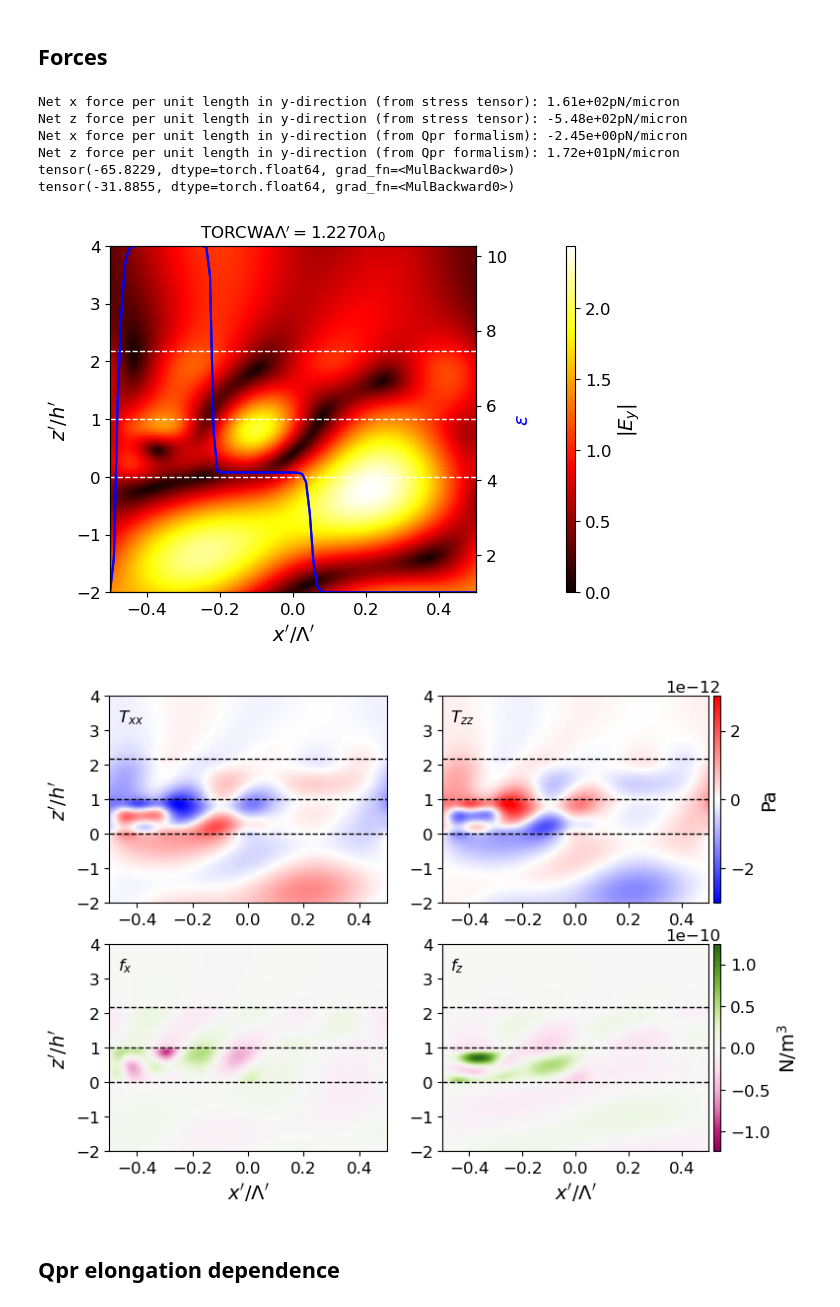
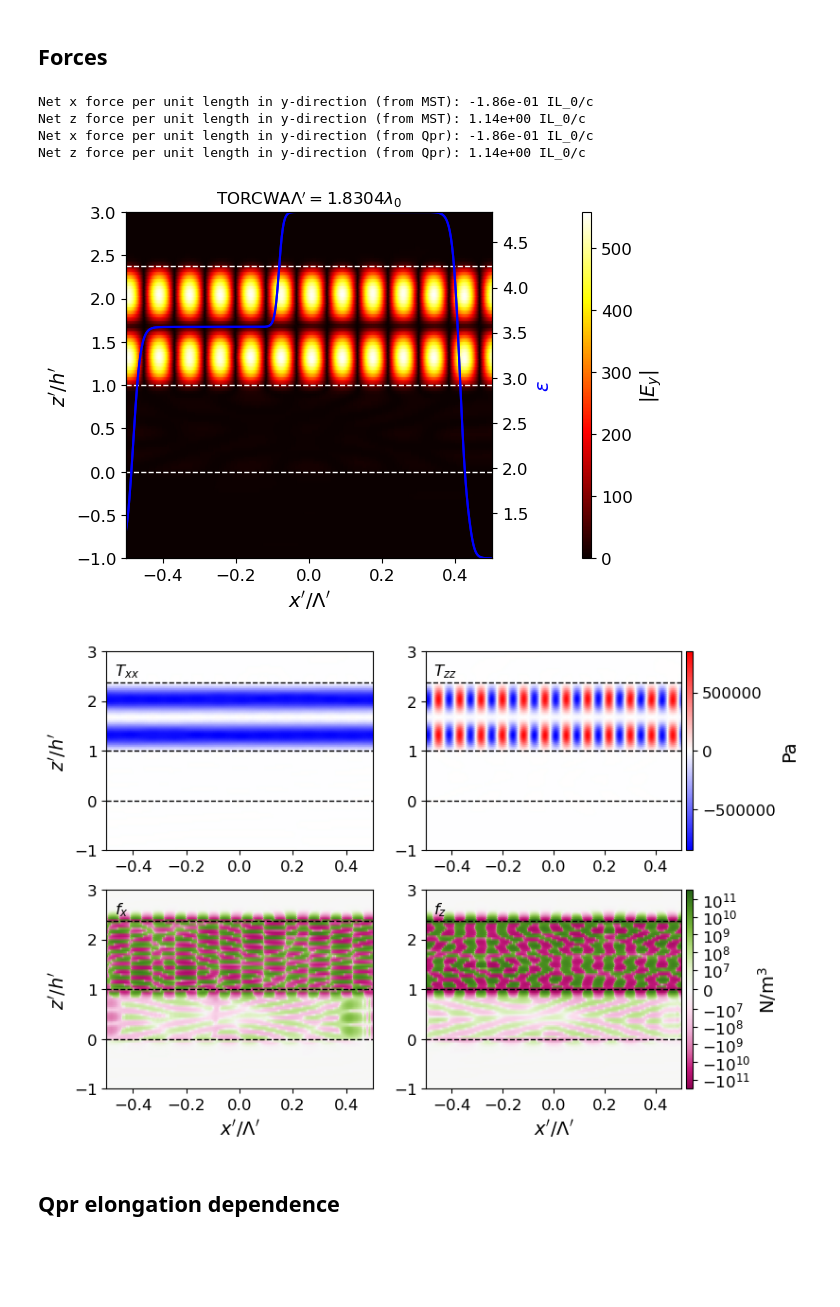
Before and after one commit to jadonylin/relativistic-lightsail-dynamics, a Jupyter notebook: Optimisation/run_parallel_extract.ipynb, the cells around one changed output. Drawn from its saved outputs; the diff is of its cells as text; code cells hidden in the pictures; blank space fills up the shorter version.

Commit message:
Plot fields, MST and force density and compare Qpr to MST forces

```diff
--- a/Optimisation/run_parallel_extract.ipynb
+++ b/Optimisation/run_parallel_extract.ipynb
@@ -23,14 +23,14 @@ final_speed = 20.
 num_cores = 200
 maxtime = 1440
 
-# runID = "Fkpr_unstablemonochrome_fixgaussian20_50GW"
+runID = "Fkpr_unstablemonochrome_fixgaussian20_50GW"
 # runID = "Fasympmonochrome_fixgaussian20_50GW_nG30"
-runID = f"Fasymp{int(final_speed)}_fixgaussian20_50GW"
+# runID = f"Fasymp{int(final_speed)}_fixgaussian20_50GW"
 
 common_path = user_home_path_full / "Library/CloudStorage/OneDrive-TheUniversityofSydney(Students)/Doppler Damping - Jadon Lin/Documentation/Data/relativistic-lightsail-dynamics/Optimisation/Jadon's results"
-custom_folder_path = f"Fasymp/final_speed{int(final_speed)}/maxtime{int(maxtime)}/{runID}"
+# custom_folder_path = f"Fasymp/final_speed{int(final_speed)}/maxtime{int(maxtime)}/{runID}"
 # custom_folder_path = f"Fasymp/mono/maxtime{int(maxtime)}/{runID}"
-# custom_folder_path = f"Fkpr_unstable/mono/maxtime{int(maxtime)}/{runID}"
+custom_folder_path = f"Fkpr_unstable/mono/maxtime{int(maxtime)}/{runID}"
 fname_preamble = common_path / custom_folder_path
 
 # import pathlib
@@ -96,7 +96,7 @@ import gratings
 from twobox import TwoBox
 
 I0, L, m, c = parameters.Parameters()
-optimum_number = 0
+optimum_number = 1
 
 # wavelength_range = [1,1/D1_ND([final_speed/100,0])]
 wavelength_range = [0.999983,1.00002]
@@ -323,41 +323,47 @@ rangle_fig.savefig(save_fname + f"/opt{optimum_number}_rangle" + ftype, bbox_inc
 # %%
 import scipy
 
+grating = TwoBox(*opt_params, wavelength=1., angle=0., Nx=opt_grating.Nx, nG=opt_grating.nG, Qabs=np.inf, RCWA_engine=opt_grating.RCWA_engine, torcwa_edge_sharpness=opt_grating.torcwa_edge_sharpness, polarisation="TE")
+# grating = TwoBox(*opt_params, wavelength=1., angle=0., Nx=1000, nG=50, Qabs=np.inf, RCWA_engine=opt_grating.RCWA_engine, torcwa_edge_sharpness=opt_grating.torcwa_edge_sharpness, polarisation="TE")
+
 e0 = scipy.constants.epsilon_0
 m0 = scipy.constants.mu_0
+c = scipy.constants.c
 
 h = grating.to_numpy(grating.grating_depth)
-zs = np.linspace(-2*h, 4*h, 100)
+zs = np.linspace(-1*h, 3*h, 100)
 
 grating.wavelength = 1.
-_, _ = grating.show_fields(zs, field_output="abs", show_eps_profile=True, show_layer_boundaries=True)
+fields_fig, fields_ax = grating.show_fields(zs, field_output="abs", show_eps_profile=True, show_layer_boundaries=True)
 force_fig, force_ax = grating.show_forces(zs, show_layer_boundaries=True)
 
 Txx, Tzz, force_x, force_z, net_force_x, net_force_z = grating.calculate_forces(zs)
 
 # Evaluate force per unit length from Qpr formalism
-# We set incident electric field amplitude in TORCWA to 1 (Lorentz-Heaviside units),
-# so the incident intensity is 1/2*sqrt(e0/m0)*sqrt(e0)^2 = 1/2*sqrt(e0/m0)*e0
-incident_intensity = 1/2*np.sqrt(e0/m0) * e0
-p = grating.grating_pitch
-net_force_x_Qpr = incident_intensity * p*1e-6 * grating.Q()[1]  # N/m
-net_force_z_Qpr = incident_intensity * p*1e-6 * grating.Q()[0]  # N/m
+# We set incident electric field amplitude in TORCWA to 1 in Lorentz-Heaviside units, i.e. |E^LH| = 1
+# Therefore, the incident intensity is 1/2*c*e0*sqrt(1/e0)^2 = 1/2*c
 
-scale_factor = 1e6*1e15  # Convert from N/m to pN/micron
-unit_label = "pN/micron"
-print(f"Net x force per unit length in y-direction (from stress tensor): {net_force_x*scale_factor:.2e}" + unit_label)
-print(f"Net z force per unit length in y-direction (from stress tensor): {net_force_z*scale_factor:.2e}" + unit_label)
-print(f"Net x force per unit length in y-direction (from Qpr formalism): {net_force_x_Qpr*scale_factor:.2e}" + unit_label)
-print(f"Net z force per unit length in y-direction (from Qpr formalism): {net_force_z_Qpr*scale_factor:.2e}" + unit_label)
+incident_intensity = 1/2*c
+p = grating.to_numpy(grating.grating_pitch)*1e-6  # metres
+scale_factor = c/(p*incident_intensity)
 
-print(net_force_x/net_force_x_Qpr)
-print(net_force_z/net_force_z_Qpr)
+net_force_x_MST = net_force_x*scale_factor  # N/m
+net_force_z_MST = net_force_z*scale_factor  # N/m
+net_force_x_Qpr = grating.Q()[1]  # N/m
+net_force_z_Qpr = grating.Q()[0]  # N/m
+
+unit_label = "IL_0/c"
+print(f"Net x force per unit length in y-direction (from MST): {net_force_x_MST:.2e} " + unit_label)
+print(f"Net z force per unit length in y-direction (from MST): {net_force_z_MST:.2e} " + unit_label)
+print(f"Net x force per unit length in y-direction (from Qpr): {net_force_x_Qpr:.2e} " + unit_label)
+print(f"Net z force per unit length in y-direction (from Qpr): {net_force_z_Qpr:.2e} " + unit_label)
+
+fields_fig.savefig(save_fname / f"opt{optimum_number}_fields.pdf", bbox_inches = "tight")
+force_fig.savefig(save_fname / f"opt{optimum_number}_forces.pdf", bbox_inches = "tight")
 # %% [output]
-Net x force per unit length in y-direction (from stress tensor): 1.61e+02pN/micron
-Net z force per unit length in y-direction (from stress tensor): -5.48e+02pN/micron
-Net x force per unit length in y-direction (from Qpr formalism): -2.45e+00pN/micron
-Net z force per unit length in y-direction (from Qpr formalism): 1.72e+01pN/micron
-tensor(-65.8229, dtype=torch.float64, grad_fn=<MulBackward0>)
-tensor(-31.8855, dtype=torch.float64, grad_fn=<MulBackward0>)
+Net x force per unit length in y-direction (from MST): -1.86e-01 IL_0/c
+Net z force per unit length in y-direction (from MST): 1.14e+00 IL_0/c
+Net x force per unit length in y-direction (from Qpr): -1.86e-01 IL_0/c
+Net z force per unit length in y-direction (from Qpr): 1.14e+00 IL_0/c
-[figure, old version]
+[figure, new version]
-[figure, old version]
+[figure, new version]
```
Also changed, not shown: parts of 3 cells of this notebook.
